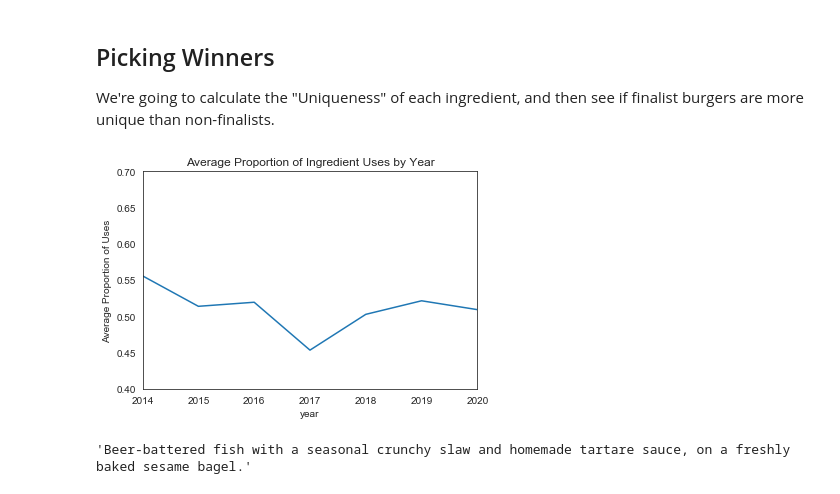
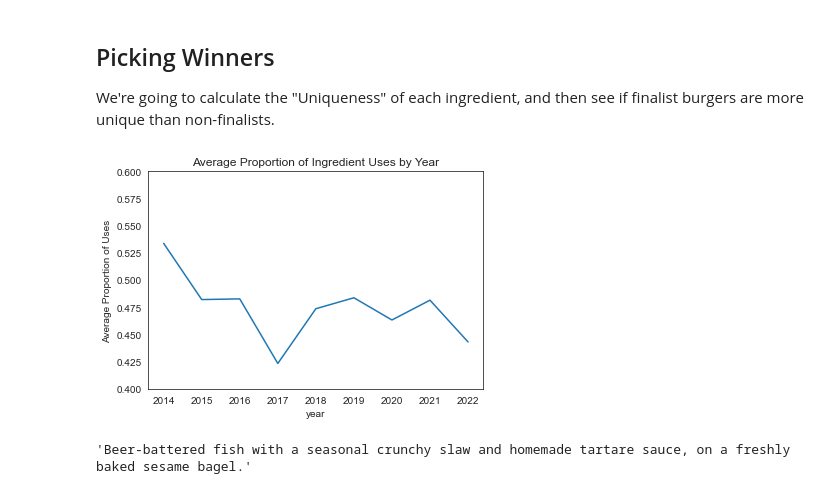
Before and after one commit to SimonCarryer/burgerwellington, a Jupyter notebook: Burger analysis.ipynb, the cells around one changed output. Cells and saved outputs as stored; diff of their text form; code cells hidden in the pictures.

```diff
--- a/Burger analysis.ipynb
+++ b/Burger analysis.ipynb
@@ -11,4 +11,4 @@ sns.set_style("white")
 # %% [markdown]
 ## Load and clean data
 # %%
-df = pd.read_csv('burgers2020.csv', encoding='utf-8').fillna(0)
+df = pd.read_csv('data/burgers.csv', encoding='utf-8').fillna(0)
@@ -28,7 +32,7 @@ df['burger description'] = df['burger description'].apply(snip)
 # %%
 df[df.columns[-12:]] = df[df.columns[-12:]].replace({'Yes': 1})
 # %%
-df['price'] = df.price.astype(str).apply(lambda x: float(x.replace('$','')))
+df['price'] = df.price.astype(str).apply(lambda x: float(x.replace('$',''))).replace(0, 20)
 # %%
 df['other'] = (df[['chicken', 'beef', 'pork', 'lamb', u'seafood']].sum(axis=1) == 0)*1
 # %%
@@ -100,6 +99,8 @@ inflation_adjustments = {k: v for k, v in [[2014,1],
 [2017,1.02],
 [2018,1.04],
 [2019,1.06],
-[2020,1.08]]}
+[2020,1.08],
+[2021,1.09],
+[2022,1.17]]}
 # %%
 df["inflation_adjusted_price"] = df["price"] * (1/df["year"].map(inflation_adjustments))
@@ -386,13 +485,13 @@ We're going to calculate the "Uniqueness" of each ingredient, and then see if fi
 uniqueness_index = (nouns_df / nouns_df.sum()).replace(0, NaN).mean(axis=1)
 # %%
 uniqueness_index.groupby(df.year).mean().plot()
-plt.xticks([year for year in range(2014, 2021)])
-plt.ylim(0.4, 0.7)
+plt.xticks([year for year in range(2014, 2023)])
+plt.ylim(0.4, 0.6)
 plt.title('Average Proportion of Ingredient Uses by Year')
 plt.ylabel('Average Proportion of Uses')
 plt.savefig('uniqueness_by_year.png')
 # %% [output]
-[figure, old version]
+[figure, new version]
 # %%
 df['burger description'].iloc[uniqueness_index.loc[df['year'] == 2019].sort_values(ascending=False).index[1]]
 # %% [output]
```
Also changed, not shown: parts of 35 cells of this notebook, 15 other files.
